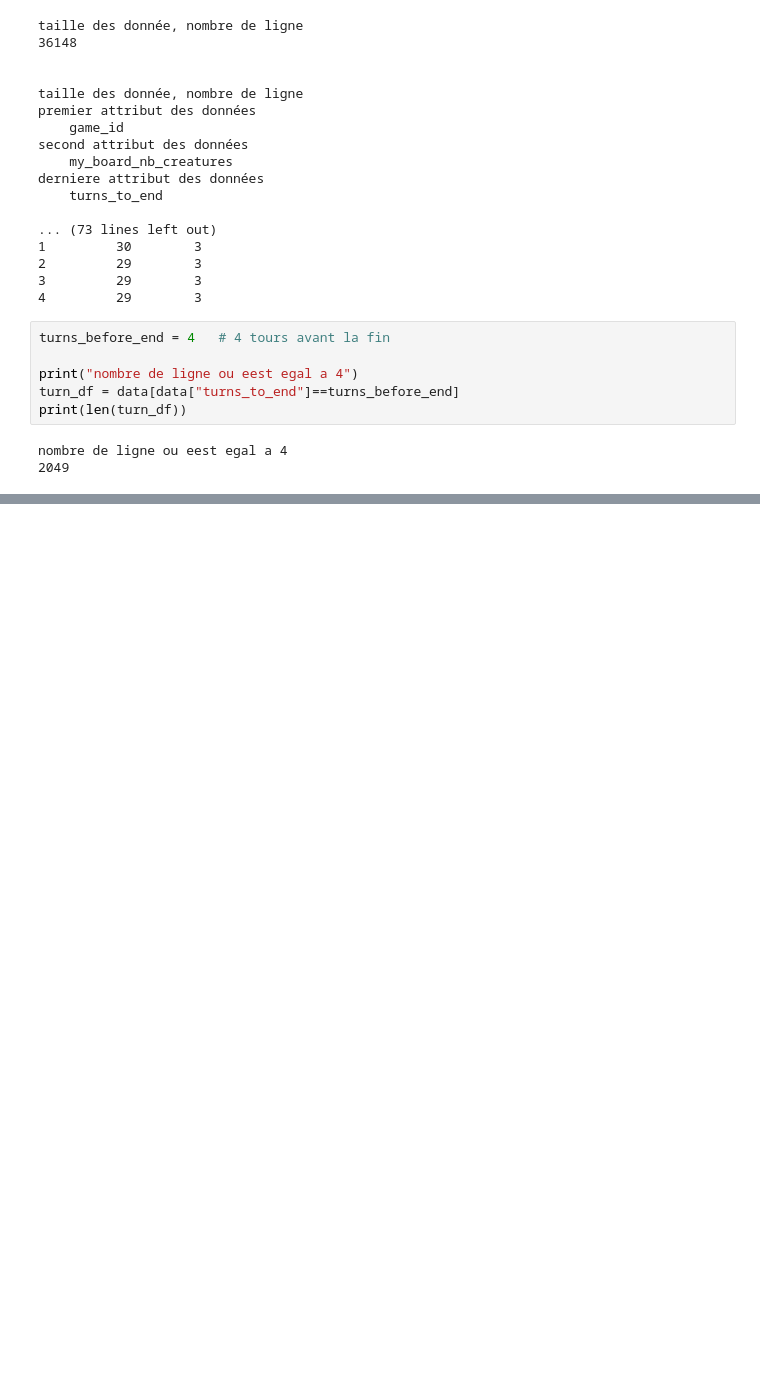
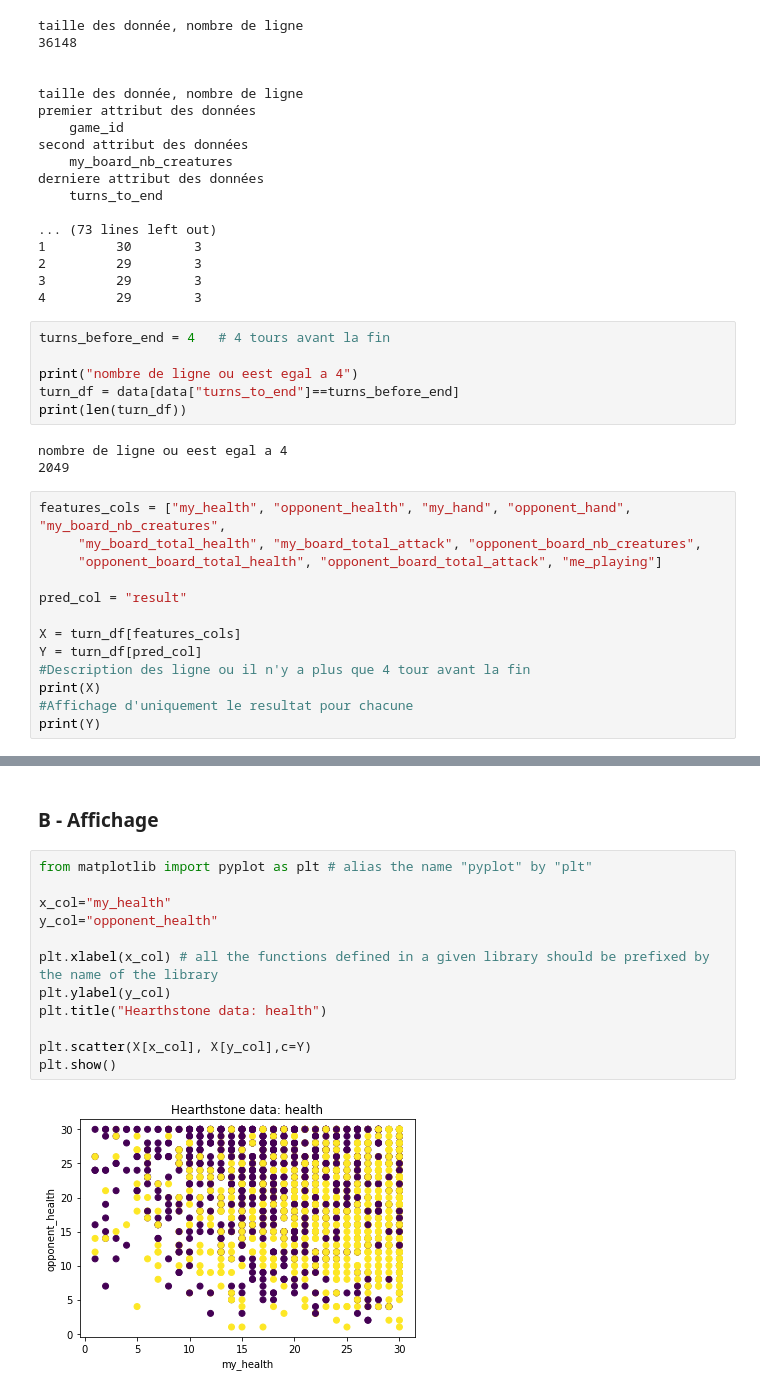
Before and after one commit to Thomas-Guibert/AI-TP3, a Jupyter notebook: AI_TP3.ipynb, the cells around one changed output, grey strips where cells are left out. Drawn from its saved outputs; the diff is of its cells as text; blank space fills up the shorter version.

```diff
--- a/AI_TP3.ipynb
+++ b/AI_TP3.ipynb
@@ -107,3 +109,16 @@ print(len(turn_df))
 # %% [output]
 nombre de ligne ou eest egal a 4
 2049
+# %%
+features_cols = ["my_health", "opponent_health", "my_hand", "opponent_hand", "my_board_nb_creatures",
+     "my_board_total_health", "my_board_total_attack", "opponent_board_nb_creatures",
+     "opponent_board_total_health", "opponent_board_total_attack", "me_playing"]
+
+pred_col = "result"
+
+X = turn_df[features_cols]
+Y = turn_df[pred_col]
+#Description des ligne ou il n'y a plus que 4 tour avant la fin
+print(X)
+#Affichage d'uniquement le resultat pour chacune
+print(Y)
@@ -109,0 +143,16 @@ nombre de ligne ou eest egal a 4
+# %% [markdown]
+### B - Affichage
+# %%
+from matplotlib import pyplot as plt # alias the name "pyplot" by "plt"
+
+x_col="my_health"
+y_col="opponent_health"
+
+plt.xlabel(x_col) # all the functions defined in a given library should be prefixed by the name of the library
+plt.ylabel(y_col)
+plt.title("Hearthstone data: health")
+
+plt.scatter(X[x_col], X[y_col],c=Y)
+plt.show()
+# %% [output]
+[figure, added]
```
Also changed, not shown: parts of 2 cells of this notebook.
